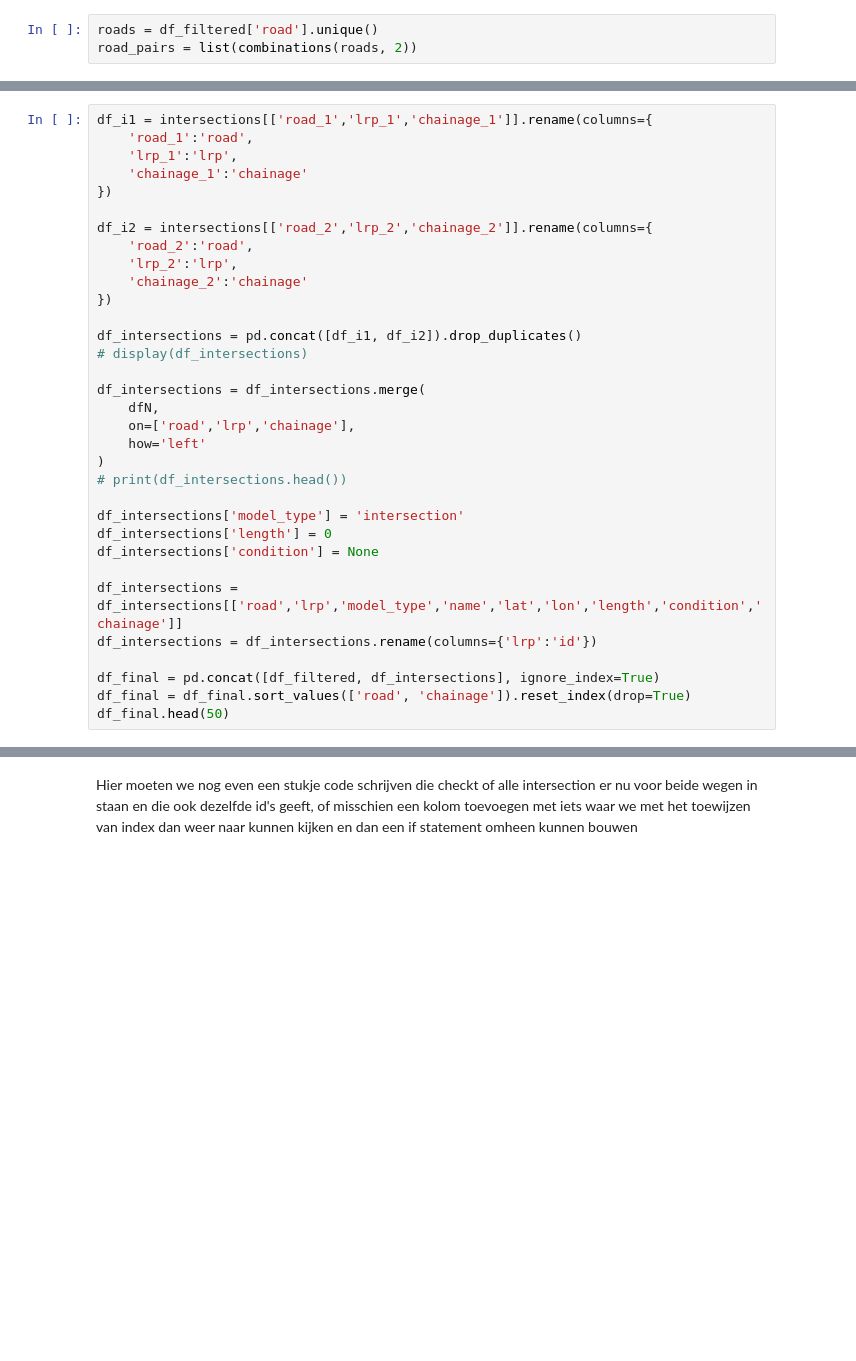
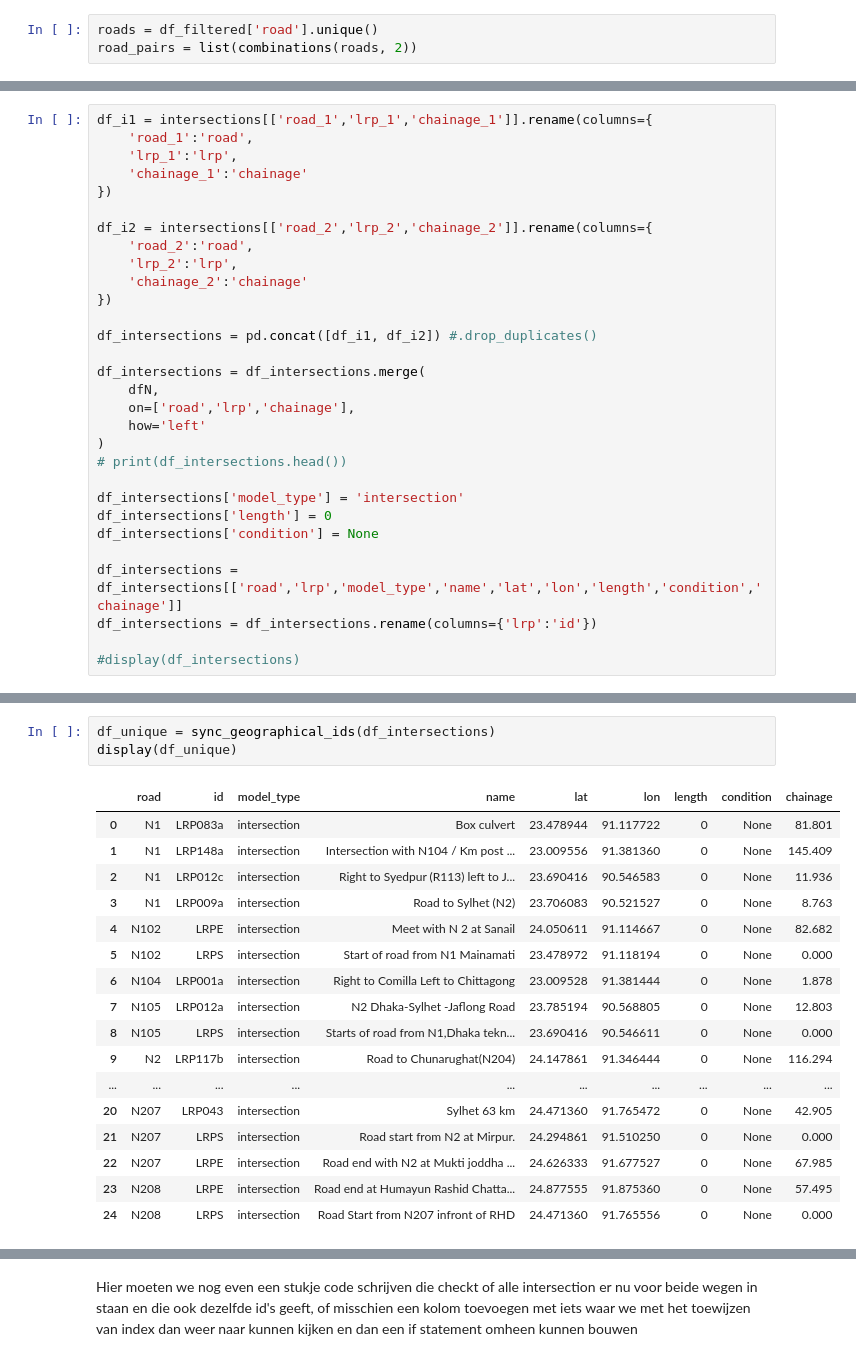
Before and after one commit to nielsvdd42/EPA133A-Advanced-Simulation-Group-1, a Jupyter notebook: EPA133a-G01-A3/data_version1.ipynb, the cells around one changed output, grey strips where cells are left out. Saved outputs shown, nothing was run; the diff lists cells and outputs as text; blank space fills up the shorter version.

```diff
--- a/EPA133a-G01-A3/data_version1.ipynb
+++ b/EPA133a-G01-A3/data_version1.ipynb
@@ -208,8 +212,7 @@ df_i2 = intersections[['road_2','lrp_2','chainage_2']].rename(columns={
     'chainage_2':'chainage'
 })
 
-df_intersections = pd.concat([df_i1, df_i2]).drop_duplicates()
-# display(df_intersections)
+df_intersections = pd.concat([df_i1, df_i2]) #.drop_duplicates()
 
 df_intersections = df_intersections.merge(
     dfN,
@@ -225,6 +228,4 @@ df_intersections['condition'] = None
 df_intersections = df_intersections[['road','lrp','model_type','name','lat','lon','length','condition','chainage']]
 df_intersections = df_intersections.rename(columns={'lrp':'id'})
 
-df_final = pd.concat([df_filtered, df_intersections], ignore_index=True)
-df_final = df_final.sort_values(['road', 'chainage']).reset_index(drop=True)
-df_final.head(50)
+#display(df_intersections)
@@ -248,0 +281,21 @@ df_final.head(50)
+# %%
+df_unique = sync_geographical_ids(df_intersections)
+display(df_unique)
+# %% [output]
+|  | road | id | model_type | name | lat | lon | length | condition | chainage |
+| 0 | N1 | LRP083a | intersection | Box culvert | 23.478944 | 91.117722 | 0 | None | 81.801 |
+| 1 | N1 | LRP148a | intersection | Intersection with N104 / Km post ... | 23.009556 | 91.381360 | 0 | None | 145.409 |
+| 2 | N1 | LRP012c | intersection | Right to Syedpur (R113) left to J... | 23.690416 | 90.546583 | 0 | None | 11.936 |
+| 3 | N1 | LRP009a | intersection | Road to Sylhet (N2) | 23.706083 | 90.521527 | 0 | None | 8.763 |
+| 4 | N102 | LRPE | intersection | Meet with N 2 at Sanail | 24.050611 | 91.114667 | 0 | None | 82.682 |
+| 5 | N102 | LRPS | intersection | Start of road from N1 Mainamati | 23.478972 | 91.118194 | 0 | None | 0.000 |
+| 6 | N104 | LRP001a | intersection | Right to Comilla Left to Chittagong | 23.009528 | 91.381444 | 0 | None | 1.878 |
+| 7 | N105 | LRP012a | intersection | N2 Dhaka-Sylhet -Jaflong Road | 23.785194 | 90.568805 | 0 | None | 12.803 |
+| 8 | N105 | LRPS | intersection | Starts of road from N1,Dhaka tekn... | 23.690416 | 90.546611 | 0 | None | 0.000 |
+| 9 | N2 | LRP117b | intersection | Road to Chunarughat(N204) | 24.147861 | 91.346444 | 0 | None | 116.294 |
+| ... | ... | ... | ... | ... | ... | ... | ... | ... | ... |
+| 20 | N207 | LRP043 | intersection | Sylhet 63 km | 24.471360 | 91.765472 | 0 | None | 42.905 |
+| 21 | N207 | LRPS | intersection | Road start from N2 at Mirpur. | 24.294861 | 91.510250 | 0 | None | 0.000 |
+| 22 | N207 | LRPE | intersection | Road end with N2 at Mukti joddha ... | 24.626333 | 91.677527 | 0 | None | 67.985 |
+| 23 | N208 | LRPE | intersection | Road end at Humayun Rashid Chatta... | 24.877555 | 91.875360 | 0 | None | 57.495 |
+| 24 | N208 | LRPS | intersection | Road Start from N207 infront of RHD | 24.471360 | 91.765556 | 0 | None | 0.000 |
```
Also changed, not shown: parts of 14 cells of this notebook.
